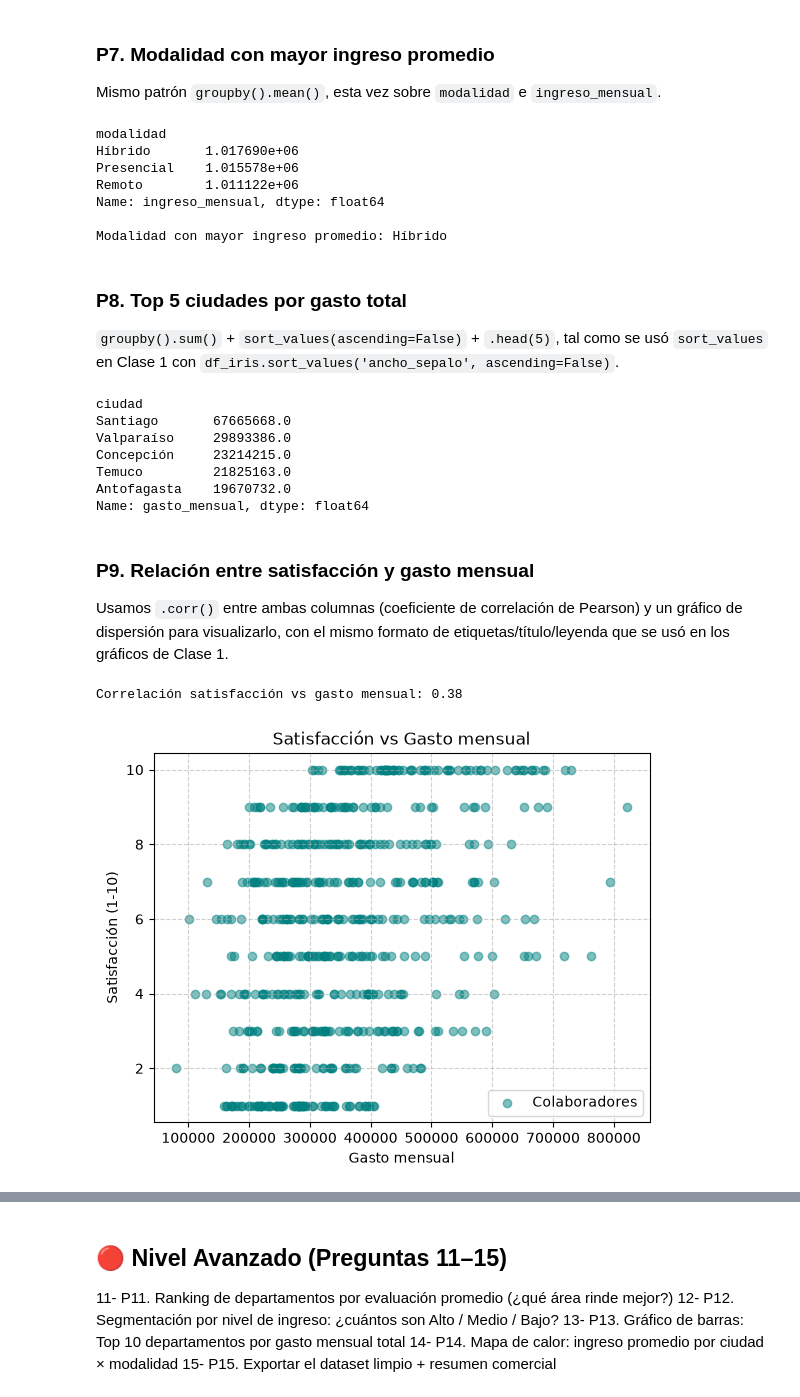
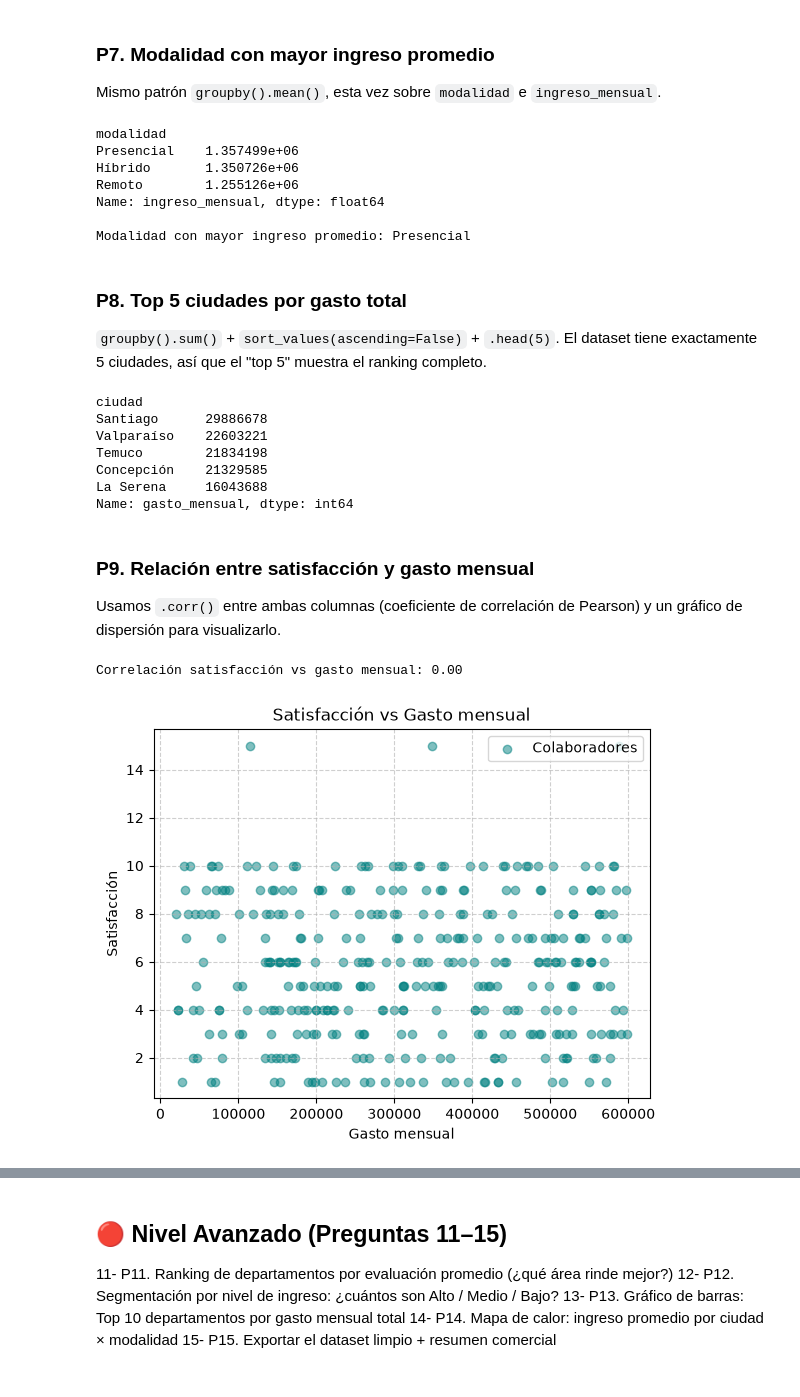
Before and after one commit to rrobles9coder/ejercicio, a Jupyter notebook: Ejercicio_2_UDLA_DecisionesYSimulacion_Resuelto.ipynb, the cells around one changed output, grey strips where cells are left out. Saved outputs shown, nothing was run; the diff lists cells and outputs as text; code cells hidden in the pictures.

```diff
--- a/Ejercicio_2_UDLA_DecisionesYSimulacion_Resuelto.ipynb
+++ b/Ejercicio_2_UDLA_DecisionesYSimulacion_Resuelto.ipynb
@@ -127,38 +138,32 @@ for col in columnas_texto:
 
 # 4. Corregir typos específicos
 correcciones = {
-    'Valparaiso': 'Valparaíso',
-    'Concepcion': 'Concepción',
-    'Rrhh': 'Recursos Humanos',
-    'Logistica': 'Logística',
-    'Hibrido': 'Híbrido',
-    'Ti': 'TI',
+    'Santiagoo': 'Santiago',  # typo con letra de más
+    'Rrhh': 'RRHH',           # sigla que el str.title() rompe
+    'Ti': 'TI',                # sigla que el str.title() rompe
 }
-for col in ['ciudad', 'departamento', 'modalidad']:
+for col in ['ciudad', 'departamento']:
     df_clean[col] = df_clean[col].replace(correcciones)
 
 # 5. Convertir fecha_ingreso a datetime (los inválidos serán NaT)
 df_clean['fecha_ingreso'] = pd.to_datetime(df_clean['fecha_ingreso'], errors='coerce')
 
-# 6. Convertir columnas numéricas
-# Operador lambda dentro de apply(): si el valor es texto (ej. '$1.250.000')
-# le quitamos '$' y los puntos de miles antes de convertir a float
-columnas_numericas = ['ingreso_mensual', 'gasto_mensual']
+# 6. Convertir columnas numéricas (y completar nulos con la mediana)
+columnas_numericas = ['ingreso_mensual', 'gasto_mensual', 'satisfaccion', 'evaluacion']
 for col in columnas_numericas:
-    df_clean[col] = df_clean[col].apply(
-        lambda valor: float(valor.replace('$', '').replace('.', '')) if isinstance(valor, str) else float(valor)
-    )
+    df_clean[col] = pd.to_numeric(df_clean[col], errors='coerce')
+    df_clean[col] = df_clean[col].fillna(df_clean[col].median())
 
 # 7. Rellenar nulos en categóricas
 for col in columnas_texto:
     moda = df_clean[col].mode()[0]
     df_clean[col] = df_clean[col].fillna(moda)
 
-# 8. Corregir edades inválidas (negativas o > 100)
+# 8. Corregir edades inválidas (negativas, > 100 o nulas)
 edad_valida = df_clean['edad'].between(0, 100)
 mediana_edad = df_clean.loc[edad_valida, 'edad'].median()
-# Operador lambda: reemplaza solo los valores fuera de rango por la mediana
-df_clean['edad'] = df_clean['edad'].apply(lambda x: mediana_edad if (x < 0 or x > 100) else x)
+# Operador lambda: reemplaza por la mediana los valores nulos o fuera de rango
+df_clean['edad'] = df_clean['edad'].apply(lambda x: mediana_edad if pd.isna(x) or x < 0 or x > 100 else x)
 
 # 9. Tratar outliers extremos en ingreso_mensual (> 10000000) y gasto_mensual (> 3000000)
 # Se consideran > 10.000.000 como valores atípicos probables
@@ -315,44 +316,44 @@ print(ingreso_por_modalidad)
 print(f'\nModalidad con mayor ingreso promedio: {ingreso_por_modalidad.idxmax()}')
 # %% [output]
 modalidad
-Híbrido       1.017690e+06
-Presencial    1.015578e+06
-Remoto        1.011122e+06
+Presencial    1.357499e+06
+Híbrido       1.350726e+06
+Remoto        1.255126e+06
 Name: ingreso_mensual, dtype: float64
 
-Modalidad con mayor ingreso promedio: Híbrido
+Modalidad con mayor ingreso promedio: Presencial
 # %% [markdown]
 ### P8. Top 5 ciudades por gasto total
-`groupby().sum()` + `sort_values(ascending=False)` + `.head(5)`, tal como se usó `sort_values` en Clase 1 con `df_iris.sort_values('ancho_sepalo', ascending=False)`.
+`groupby().sum()` + `sort_values(ascending=False)` + `.head(5)`. El dataset tiene exactamente 5 ciudades, así que el "top 5" muestra el ranking completo.
 # %%
 # P8: Top 5 de ciudades por gasto total
 top5_ciudades_gasto = df_clean.groupby('ciudad')['gasto_mensual'].sum().sort_values(ascending=False).head(5)
 print(top5_ciudades_gasto)
 # %% [output]
 ciudad
-Santiago       67665668.0
-Valparaíso     29893386.0
-Concepción     23214215.0
-Temuco         21825163.0
-Antofagasta    19670732.0
-Name: gasto_mensual, dtype: float64
+Santiago      29886678
+Valparaíso    22603221
+Temuco        21834198
+Concepción    21329585
+La Serena     16043688
+Name: gasto_mensual, dtype: int64
 # %% [markdown]
 ### P9. Relación entre satisfacción y gasto mensual
-Usamos `.corr()` entre ambas columnas (coeficiente de correlación de Pearson) y un gráfico de dispersión para visualizarlo, con el mismo formato de etiquetas/título/leyenda que se usó en los gráficos de Clase 1.
+Usamos `.corr()` entre ambas columnas (coeficiente de correlación de Pearson) y un gráfico de dispersión para visualizarlo.
 # %%
 # P9: Relación entre satisfacción y gasto mensual
 correlacion = df_clean['satisfaccion'].corr(df_clean['gasto_mensual'])
 print(f'Correlación satisfacción vs gasto mensual: {correlacion:.2f}')
 
 plt.scatter(df_clean['gasto_mensual'], df_clean['satisfaccion'], alpha=0.5, color='teal', label='Colaboradores')
 plt.xlabel('Gasto mensual')
-plt.ylabel('Satisfacción (1-10)')
+plt.ylabel('Satisfacción')
 plt.title('Satisfacción vs Gasto mensual')
 plt.legend()
 plt.grid(True, linestyle='--', alpha=0.6)
 plt.show()
 # %% [output]
-Correlación satisfacción vs gasto mensual: 0.38
+Correlación satisfacción vs gasto mensual: 0.00
-[figure, old version]
+[figure, new version]
 # %% [markdown]
 ### P10. Evolución del ingreso promedio por año de ingreso
```
Also changed, not shown: parts of 29 cells of this notebook, 3 other files.
